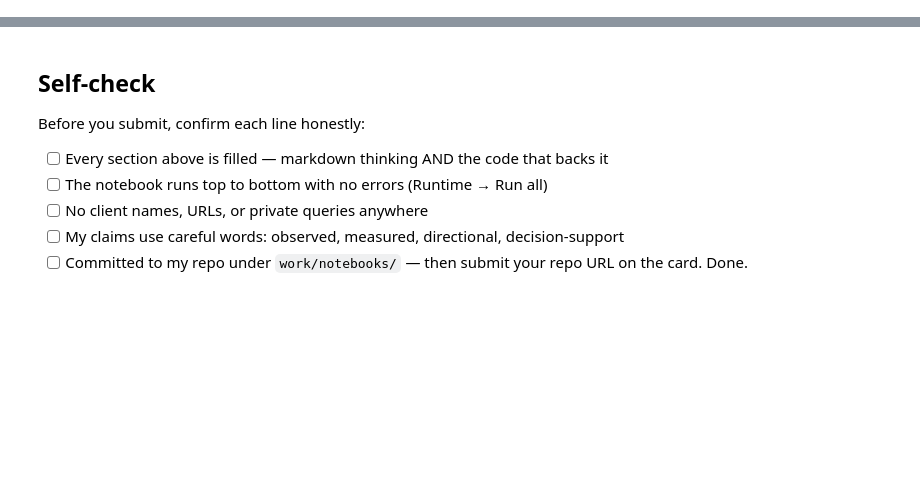
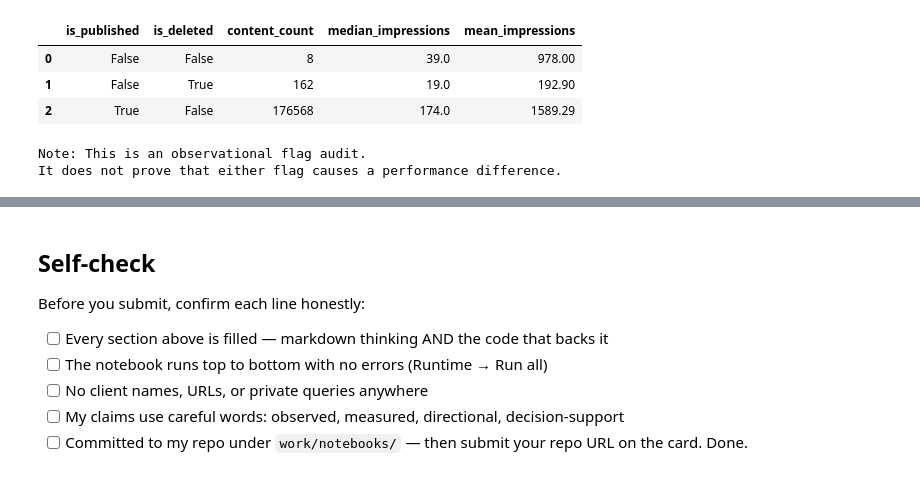
Before and after one commit to vishalseries7030/flyrank-ml-internship, a Jupyter notebook: work/notebooks/w04_signal_audit.ipynb, the cells around one changed output, grey strips where cells are left out. Drawn from its saved outputs; the diff is of its cells as text; code cells hidden in the pictures; blank space fills up the shorter version.

```diff
--- a/work/notebooks/w04_signal_audit.ipynb
+++ b/work/notebooks/w04_signal_audit.ipynb
@@ -36,0 +447,35 @@ This skeleton is yours to fill. Work the sections **in order** — each one has
+# %%
+import pandas as pd
+from IPython.display import display
+
+# Check whether published/deleted flags relate to observed GSC performance.
+flag_df = audit.loc[
+    audit["gsc_impressions"].notna()
+].copy()
+
+for col in ["is_published", "is_deleted", "gsc_impressions"]:
+    flag_df[col] = pd.to_numeric(flag_df[col], errors="coerce")
+
+flag_df = flag_df.dropna(
+    subset=["is_published", "is_deleted", "gsc_impressions"]
+)
+
+flag_summary = flag_df.groupby(
+    ["is_published", "is_deleted"], dropna=False
+).agg(
+    content_count=("gsc_impressions", "size"),
+    median_impressions=("gsc_impressions", "median"),
+    mean_impressions=("gsc_impressions", "mean"),
+).reset_index()
+
+display(flag_summary.round(2))
+
+print("Note: This is an observational flag audit.")
+print("It does not prove that either flag causes a performance difference.")
+# %% [output]
+|  | is_published | is_deleted | content_count | median_impressions | mean_impressions |
+| 0 | False | False | 8 | 39.0 | 978.00 |
+| 1 | False | True | 162 | 19.0 | 192.90 |
+| 2 | True | False | 176568 | 174.0 | 1589.29 |
+Note: This is an observational flag audit.
+It does not prove that either flag causes a performance difference.
```
Also changed, not shown: parts of 22 cells of this notebook.
